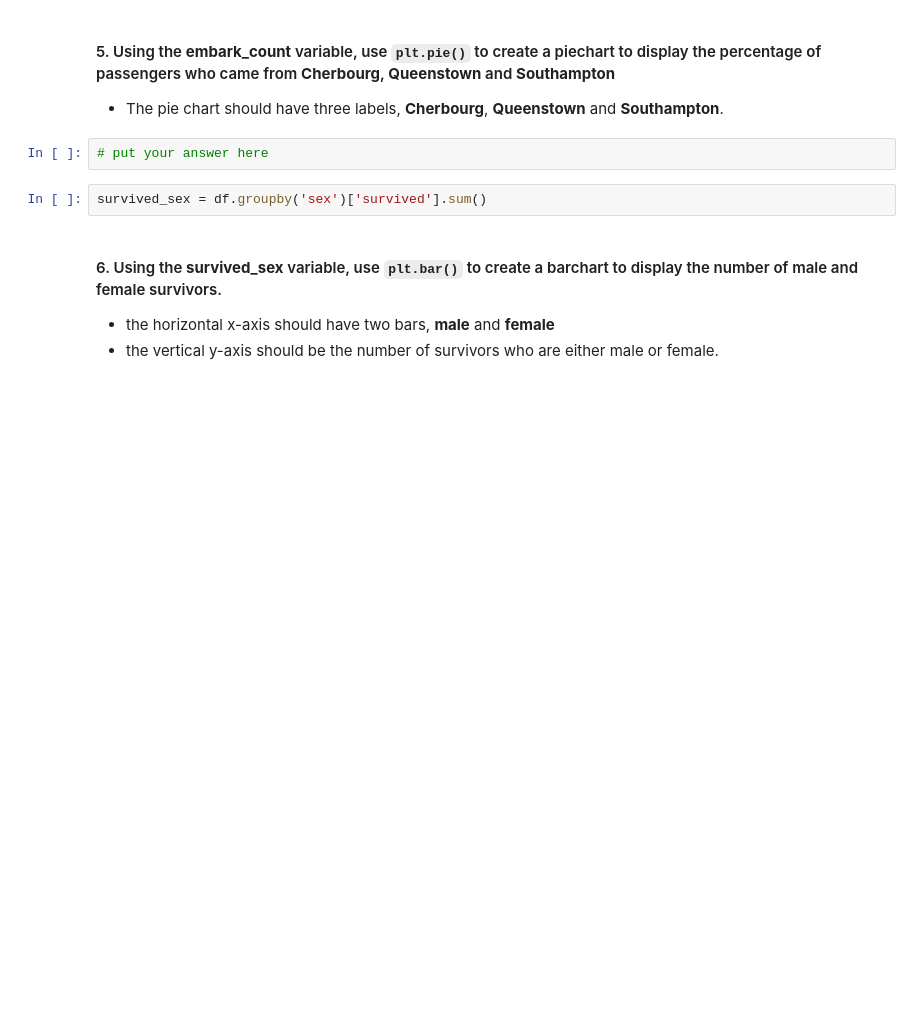
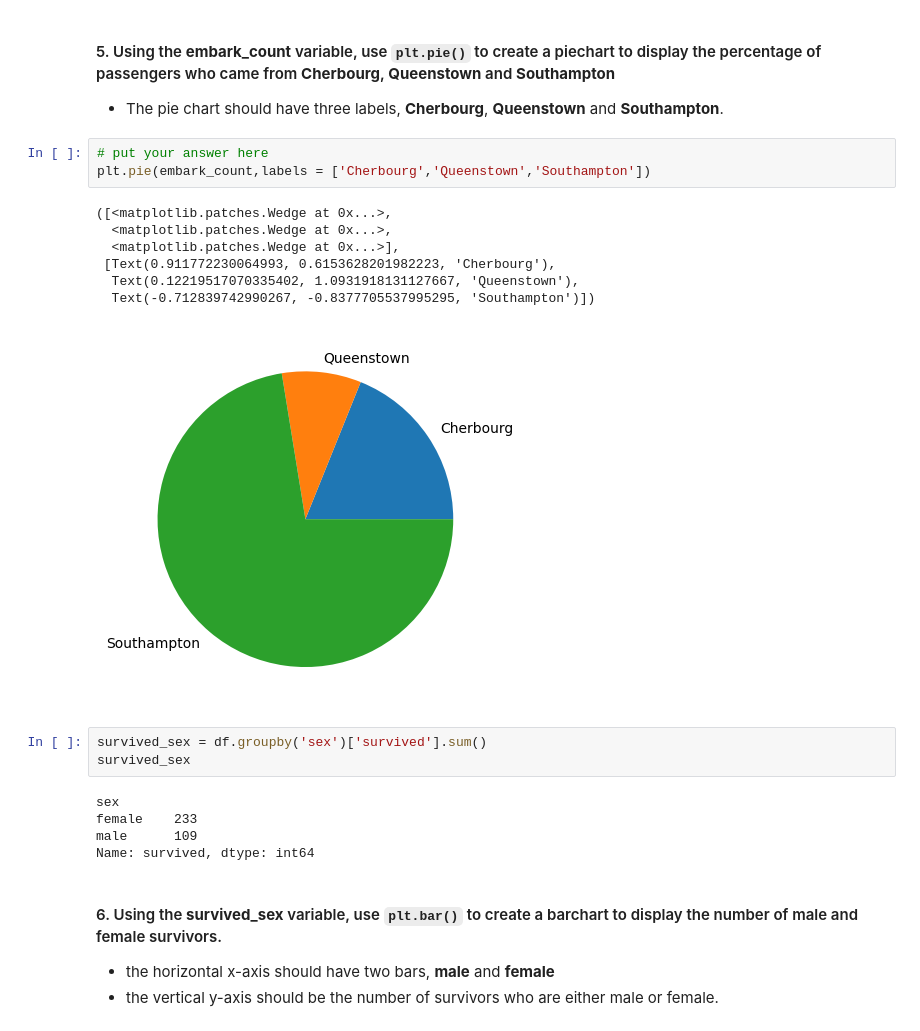
Before and after one commit to RyRyRyRy321/CCTDATS1L_ASSIGNMENT, a Jupyter notebook: exercise_4.ipynb, the cells around one changed output. Drawn from its saved outputs; the diff is of its cells as text; blank space fills up the shorter version.

```diff
--- a/exercise_4.ipynb
+++ b/exercise_4.ipynb
@@ -153,8 +176,23 @@ Name: embark_town, dtype: int64
 - The pie chart should have three labels, **Cherbourg**, **Queenstown** and **Southampton**.
 # %%
 # put your answer here
+plt.pie(embark_count,labels = ['Cherbourg','Queenstown','Southampton'])
+# %% [output]
+([<matplotlib.patches.Wedge at 0x...>,
+  <matplotlib.patches.Wedge at 0x...>,
+  <matplotlib.patches.Wedge at 0x...>],
+ [Text(0.911772230064993, 0.6153628201982223, 'Cherbourg'),
+  Text(0.12219517070335402, 1.0931918131127667, 'Queenstown'),
+  Text(-0.712839742990267, -0.8377705537995295, 'Southampton')])
+[figure, added]
 # %%
 survived_sex = df.groupby('sex')['survived'].sum()
+survived_sex
+# %% [output]
+sex
+female    233
+male      109
+Name: survived, dtype: int64
 # %% [markdown]
 #### 6. Using the **survived_sex** variable, use `plt.bar()` to create a barchart to display the number of male and female survivors.
 
```
Also changed, not shown: parts of 5 cells of this notebook.
